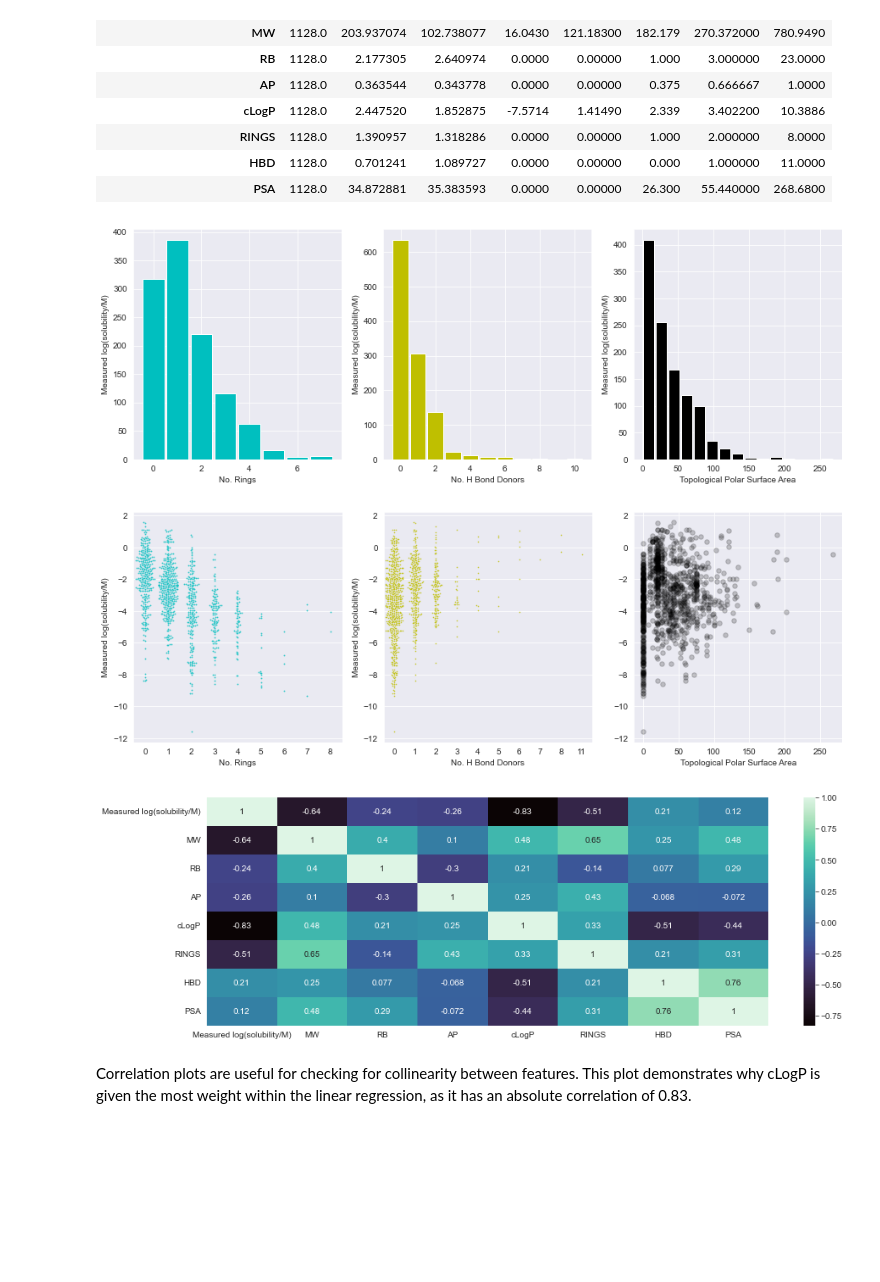
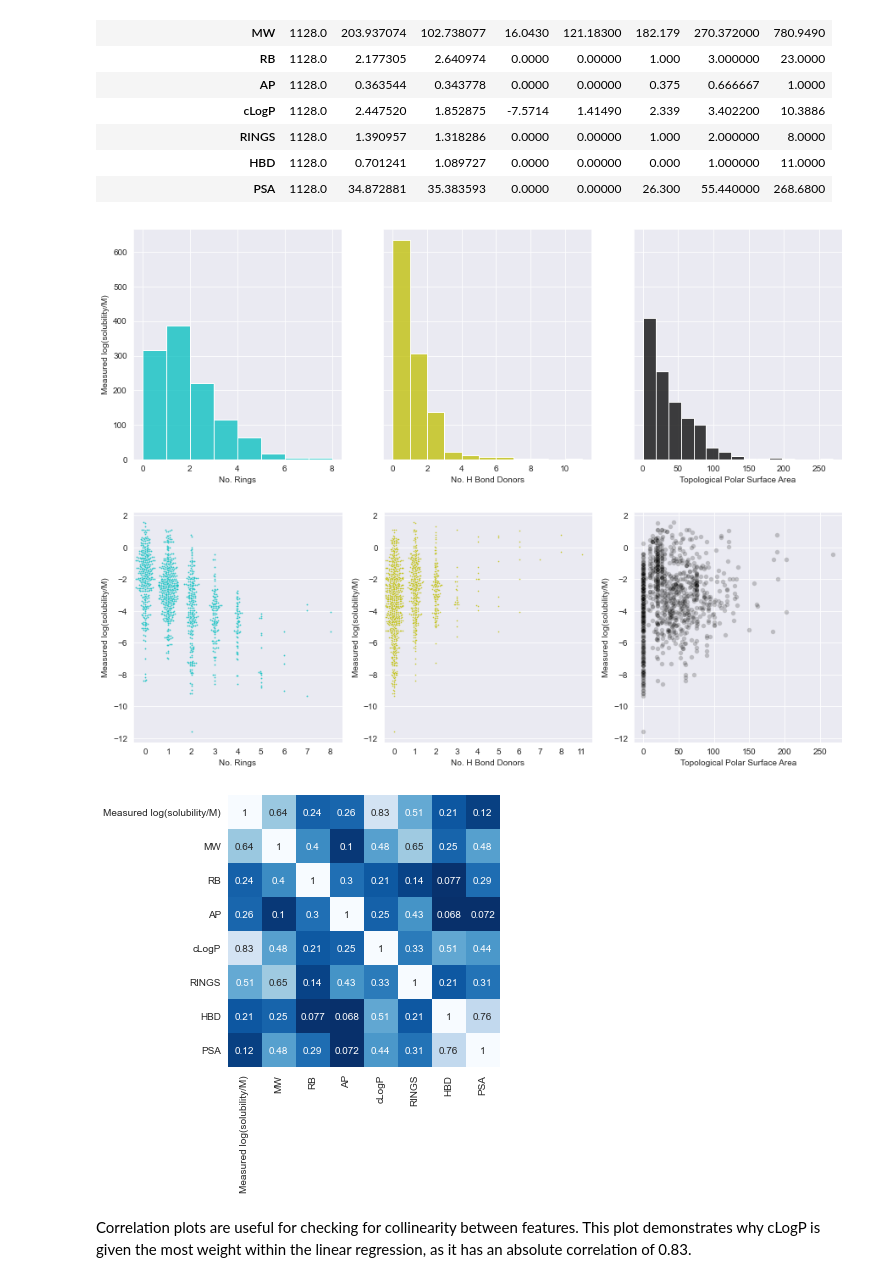
Before and after one commit to erwallace/Predicting-Aqueous-Solubilities, a Jupyter notebook: esol_linear_regression.ipynb, the cells around one changed output. Cells and saved outputs as stored; diff of their text form; code cells hidden in the pictures; blank space fills up the shorter version.

Commit message:
Changed plots from to seaborn

```diff
--- a/esol_linear_regression.ipynb
+++ b/esol_linear_regression.ipynb
@@ -155,3 +155,23 @@ df.describe().T
 | cLogP | 1128.0 | 2.447520 | 1.852875 | -7.5714 | 1.41490 | 2.339 | 3.402200 | 10.3886 |
 # %% [markdown]
 First we will plot histograms and scatter plots for each feature to gain an overview of the characteristics of the molecules in the dataset.
+# %%
+# histograms of each variable and the measured log solubility
+sns.set_palette('tab10', color_codes=True)
+
+features = {'MW':{'bins':list(range(0,850,50)) , 'color':'b', 'xlabel':'Molecular Weight'},
+            'RB':{'bins':list(range(23)) , 'color':'r', 'xlabel':'Rotatable Bonds'},
+            'AP':{'bins':20 , 'color':'g', 'xlabel':'Aromatic Proportion'},
+            'cLogP':{'bins':25 , 'color':'m', 'xlabel':'Octane-Water Partition Coefficient'} }
+
+fig, axs = plt.subplots(nrows=2, ncols=2, figsize=(15,10), sharey=True)
+
+for n, feature in enumerate(features.keys()):
+    g = sns.histplot(data=df,
+                     ax=axs.reshape(-1)[n],
+                     x=feature,
+                     bins=features[feature]['bins'],
+                     color=features[feature]['color'])
+    g.set(ylabel='Measured log(solubility/M)', xlabel=features[feature]['xlabel'])
+
+plt.show()
@@ -393,56 +377,56 @@ df.describe().T
 | RINGS | 1128.0 | 1.390957 | 1.318286 | 0.0000 | 0.00000 | 1.000 | 2.000000 | 8.0000 |
 | HBD | 1128.0 | 0.701241 | 1.089727 | 0.0000 | 0.00000 | 0.000 | 1.000000 | 11.0000 |
 | PSA | 1128.0 | 34.872881 | 35.383593 | 0.0000 | 0.00000 | 26.300 | 55.440000 | 268.6800 |
+# %%
+# histograms of each variable and the measured log solubility
+features = {'RINGS':{'bins':8 , 'color':'c', 'xlabel':'No. Rings'},
+            'HBD':{'bins':11 , 'color':'y', 'xlabel':'No. H Bond Donors'},
+            'PSA':{'bins':15 , 'color':'k', 'xlabel':'Topological Polar Surface Area'} }
+
+fig, axs = plt.subplots(nrows=1, ncols=3, figsize=(15,5), sharey=True)
+
+for n, feature in enumerate(features.keys()):
+    g = sns.histplot(data=df,
+                     ax=axs[n],
+                     x=feature,
+                     bins=features[feature]['bins'],
+                     color=features[feature]['color'])
+    g.set(ylabel='Measured log(solubility/M)', xlabel=features[feature]['xlabel'])
+
+plt.show()
+# %% [output]
+[figure, added]
 # %%
-# histograms of each variable and the log solubility
+# scatter plot for each variable and the log solubility
 fig, ax = plt.subplots(nrows=1, ncols=3, figsize=(15,5))
 
 ax1 = ax[0]
-ax1.hist(df['RINGS'], bins=8, align='left', rwidth=0.9, color='c')
+sns.swarmplot(ax=ax1, data=df, x='RINGS', y='Measured log(solubility/M)',
+              c='c', s=1.8, alpha=0.8)
 ax1.set_xlabel('No. Rings')
 ax1.set_ylabel('Measured log(solubility/M)')
 
 ax2 = ax[1]
-ax2.hist(df['HBD'], bins=11, align='left', rwidth=0.9, color='y')
+sns.swarmplot(ax=ax2, data=df, x='HBD', y='Measured log(solubility/M)',
+              c='y', s=1.6, alpha=0.8)
 ax2.set_xlabel('No. H Bond Donors')
-ax2.set_ylabel('Measured log(solubility/M)')
 
 ax3 = ax[2]
-ax3.hist(df['PSA'], bins=15, rwidth=0.9, color='k')
+sns.scatterplot(ax=ax3, data=df, x='PSA', y='Measured log(solubility/M)',
+                c='k', alpha=0.2, s=30)
 ax3.set_xlabel('Topological Polar Surface Area')
-ax3.set_ylabel('Measured log(solubility/M)')
 
 plt.show()
 # %% [output]
-[figure, old version]
+[figure, new version]
-# %%
-# scatter plot for each variable and the log solubility
-fig, ax = plt.subplots(nrows=1, ncols=3, figsize=(15,5))
-
-ax1 = ax[0]
-sns.swarmplot(data=df, x='RINGS', y='Measured log(solubility/M)', ax=ax[0], c='c', s=1.8, alpha=0.8)
-ax1.set_xlabel('No. Rings')
-ax1.set_ylabel('Measured log(solubility/M)')
-
-ax2 = ax[1]
-sns.swarmplot(data=df, x='HBD', y='Measured log(solubility/M)', ax=ax[1], c='y', s=1.6, alpha=0.8)
-ax2.set_xlabel('No. H Bond Donors')
-
-ax3 = ax[2]
-ax3.scatter(df['PSA'], df['Measured log(solubility/M)'], c='k', alpha=0.2, s=30)
-ax3.set_xlabel('Topological Polar Surface Area')
-
-plt.show()
-# %% [output]
-[figure, removed]
 # %%
 # correlation table
-corr = df[['Measured log(solubility/M)', 'MW', 'RB', 'AP', 'cLogP', 'RINGS', 'HBD', 'PSA']].corr()
+corr = abs(df[['Measured log(solubility/M)', 'MW', 'RB', 'AP', 'cLogP', 'RINGS', 'HBD', 'PSA']].corr())
 plt.figure(figsize=(15,5))
-sns.heatmap(corr, cmap='mako', annot=True)
+sns.heatmap(corr, cmap='Blues_r', annot=True, cbar=False, square=True)
 plt.show()
 # %% [output]
-[figure, old version]
+[figure, new version]
 # %% [markdown]
 Correlation plots are useful for checking for collinearity between features. This plot demonstrates why cLogP is given the most weight within the linear regression, as it has an absolute correlation of 0.83.
 # %% [markdown]
```
Also changed, not shown: parts of 12 cells of this notebook.
